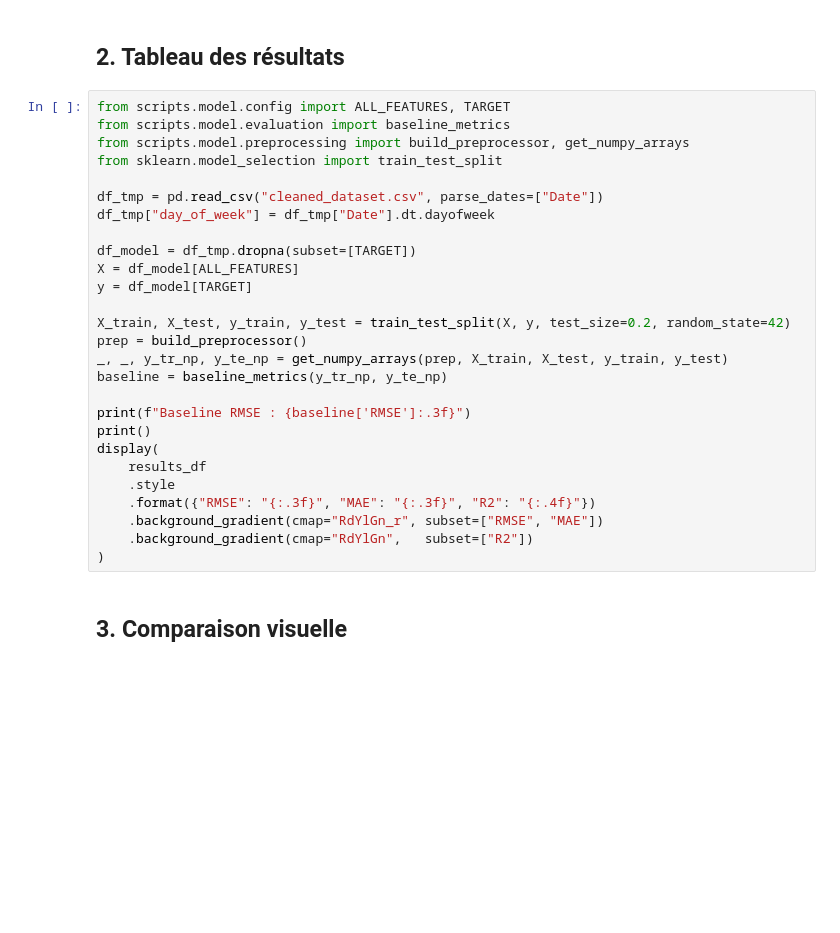
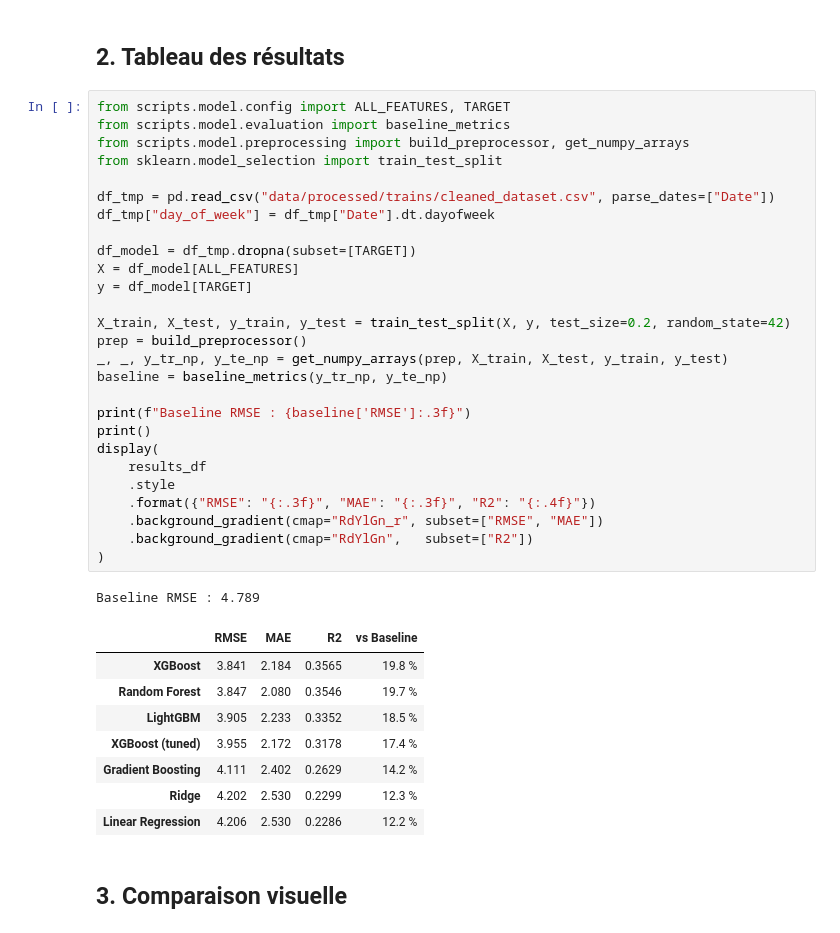
Before and after one commit to OpenCz/Tardis, a Jupyter notebook: tardis_model.ipynb, the cells around one changed output. Saved outputs shown, nothing was run; the diff lists cells and outputs as text; blank space fills up the shorter version.

```diff
--- a/tardis_model.ipynb
+++ b/tardis_model.ipynb
@@ -156,30 +157,40 @@ Fitting 3 folds for each of 12 candidates, totalling 36 fits
 # %%
 from scripts.model.config import ALL_FEATURES, TARGET
 from scripts.model.evaluation import baseline_metrics
 from scripts.model.preprocessing import build_preprocessor, get_numpy_arrays
 from sklearn.model_selection import train_test_split
 
-df_tmp = pd.read_csv("cleaned_dataset.csv", parse_dates=["Date"])
+df_tmp = pd.read_csv("data/processed/trains/cleaned_dataset.csv", parse_dates=["Date"])
 df_tmp["day_of_week"] = df_tmp["Date"].dt.dayofweek
 
 df_model = df_tmp.dropna(subset=[TARGET])
 X = df_model[ALL_FEATURES]
 y = df_model[TARGET]
 
 X_train, X_test, y_train, y_test = train_test_split(X, y, test_size=0.2, random_state=42)
 prep = build_preprocessor()
 _, _, y_tr_np, y_te_np = get_numpy_arrays(prep, X_train, X_test, y_train, y_test)
 baseline = baseline_metrics(y_tr_np, y_te_np)
 
 print(f"Baseline RMSE : {baseline['RMSE']:.3f}")
 print()
 display(
     results_df
     .style
     .format({"RMSE": "{:.3f}", "MAE": "{:.3f}", "R2": "{:.4f}"})
     .background_gradient(cmap="RdYlGn_r", subset=["RMSE", "MAE"])
     .background_gradient(cmap="RdYlGn",   subset=["R2"])
 )
+# %% [output]
+Baseline RMSE : 4.789
+|  | RMSE | MAE | R2 | vs Baseline |
+| XGBoost | 3.841 | 2.184 | 0.3565 | 19.8 % |
+| Random Forest | 3.847 | 2.080 | 0.3546 | 19.7 % |
+| LightGBM | 3.905 | 2.233 | 0.3352 | 18.5 % |
+| XGBoost (tuned) | 3.955 | 2.172 | 0.3178 | 17.4 % |
+| Gradient Boosting | 4.111 | 2.402 | 0.2629 | 14.2 % |
+| Ridge | 4.202 | 2.530 | 0.2299 | 12.3 % |
+| Linear Regression | 4.206 | 2.530 | 0.2286 | 12.2 % |
 # %% [markdown]
 ## 3. Comparaison visuelle
 # %%
```
Also changed, not shown: parts of 7 cells of this notebook, 2 other files.
